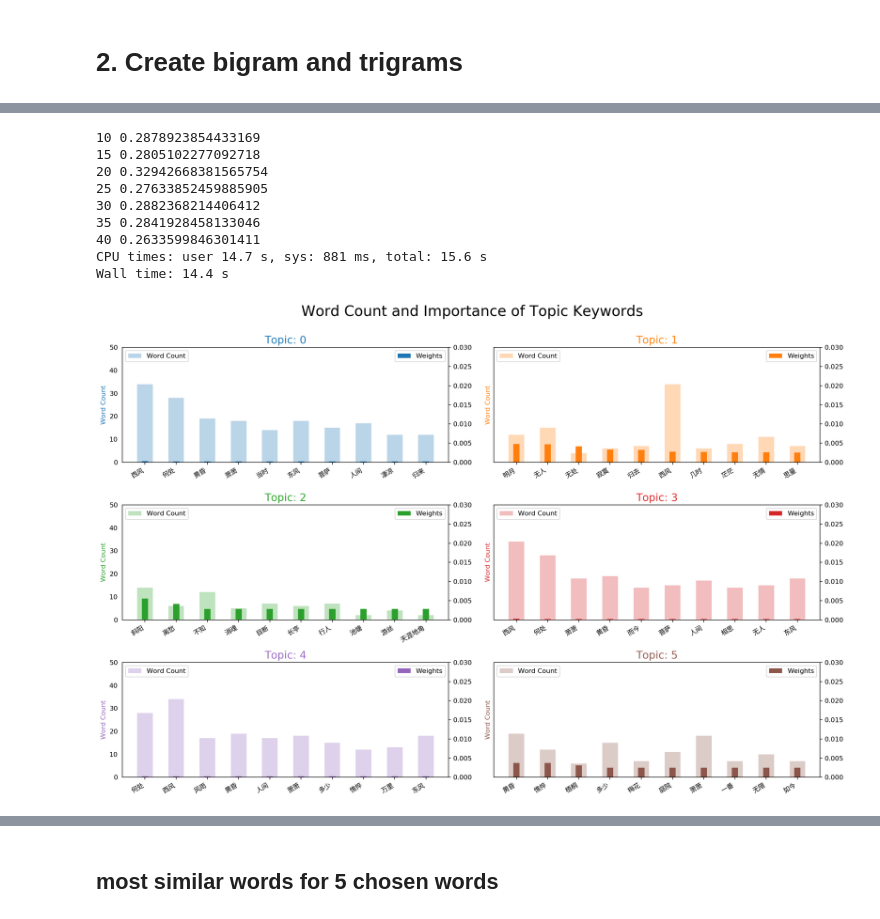
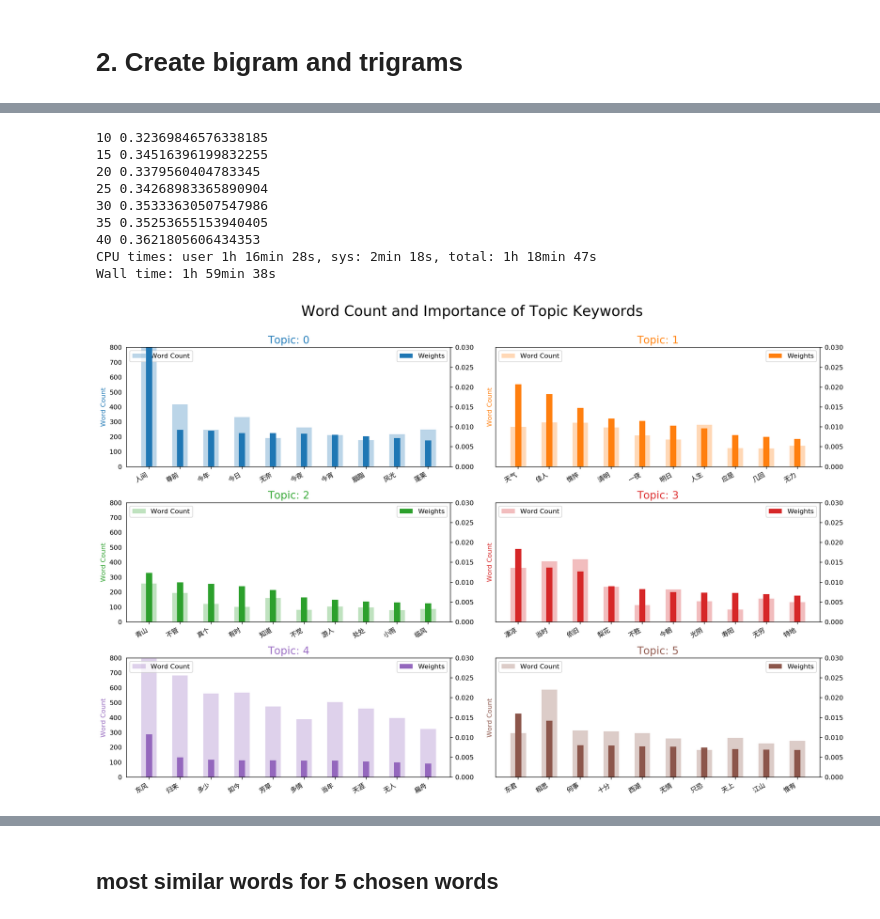
Before and after one commit to tianchu-shu/NLP, a Jupyter notebook: NLP_project.ipynb, the cells around one changed output, grey strips where cells are left out. Saved outputs shown, nothing was run; the diff lists cells and outputs as text; code cells hidden in the pictures.

```diff
--- a/NLP_project.ipynb
+++ b/NLP_project.ipynb
@@ -160,8 +140,8 @@ data_words_nostops
 %%time
 
 # Build the bigram and trigram models
-bigram = gensim.models.Phrases(data_words_nostops, min_count=5, threshold=100) # higher threshold fewer phrases.
-trigram = gensim.models.Phrases(bigram[data_words_nostops], threshold=100)
+bigram = gensim.models.Phrases(data_words, min_count=5, threshold=100) # higher threshold fewer phrases.
+trigram = gensim.models.Phrases(bigram[data_words], threshold=100)
 
 # Faster way to get a sentence clubbed as a trigram/bigram
 bigram_mod = gensim.models.phrases.Phraser(bigram)
@@ -185,5 +165,5 @@ Wall time: 247 ms
 # %%
 %%time
 # Form Bigrams
-data_words_bigrams = make_bigrams(data_words_nostops)
+data_words_bigrams = make_bigrams(data_words)
 # %% [output]
@@ -192,11 +172,15 @@ Wall time: 27.4 ms
 # %%
 %%time
 # Create Dictionary
-id2word = corpora.Dictionary(data_words_nostops)
+id2word = corpora.Dictionary(data_words)
 
 # Create Corpus
-texts = data_words_nostops
+texts = data_words
 
 # Term Document Frequency
 corpus = [id2word.doc2bow(text) for text in texts]
+#corpus.filter_n_most_frequent(2)
+
+# View
+print(corpus[2])
 # %% [output]
@@ -298,7 +283,7 @@ def process_words(texts, stop_words=stop_words, allowed_postags=('n','nr','ns'))
     texts_out = [[word for word in simple_preprocess(str(doc)) if word not in stop_words] for doc in texts_out]
     return texts_out
 # %%
-def format_topics_sentences(ldamodel=None, corpus=corpus, texts=data):
+def format_topics_sentences(ldamodel=None, corpus=corpus, texts=data_words):
     # Init output
     sent_topics_df = pd.DataFrame()
 
@@ -323,11 +308,10 @@ def format_topics_sentences(ldamodel=None, corpus=corpus, texts=data):
     return(sent_topics_df)
 
 
-df_topic_sents_keywords = format_topics_sentences(ldamodel=lda_model, corpus=corpus, texts=data_words_nostops)
+df_topic_sents_keywords = format_topics_sentences(ldamodel=lda_model, corpus=corpus, texts=data_words_bigrams)
 
 # Format
 df_dominant_topic = df_topic_sents_keywords.reset_index()
 df_dominant_topic.columns = ['Document_No', 'Dominant_Topic', 'Topic_Perc_Contrib', 'Keywords', 'Raw text']
-df_dominant_topic['poet'] =  pd.Series(name)
 df_dominant_topic.head(10)
 # %% [output]
@@ -456,18 +438,18 @@ start = 10
 limit = 45
 step = 5
 random_state = 30
-model_list, coherence_values = compute_coherence_values(dictionary=id2word, corpus=corpus, texts=data_words_nostops,
+model_list, coherence_values = compute_coherence_values(dictionary=id2word, corpus=corpus, texts=data_words,
                                                         start=start, limit=limit, step=step, random_state=random_state)
 # %% [output]
-10 0.2878923854433169
-15 0.2805102277092718
-20 0.32942668381565754
-25 0.27633852459885905
-30 0.2882368214406412
-35 0.2841928458133046
-40 0.2633599846301411
-CPU times: user 14.7 s, sys: 881 ms, total: 15.6 s
-Wall time: 14.4 s
+10 0.32369846576338185
+15 0.34516396199832255
+20 0.3379560404783345
+25 0.34268983365890904
+30 0.35333630507547986
+35 0.35253655153940405
+40 0.3621805606434353
+CPU times: user 1h 16min 28s, sys: 2min 18s, total: 1h 18min 47s
+Wall time: 1h 59min 38s
 # %%
 # -*- coding: utf-8 -*-
 from collections import Counter
@@ -475,34 +457,34 @@ from matplotlib.font_manager import FontProperties
 ChineseFont1 = FontProperties(fname='/Users/tianchushu/Downloads/NotoSansCJKsc-Regular.otf')
 
 
 topics = lda_model.show_topics(formatted=False)
-data_flat = [w for w_list in data_words_nostops for w in w_list]
+data_flat = [w for w_list in data_words for w in w_list]
 counter = Counter(data_flat)
 
 out = []
 for i, topic in topics:
     for word, weight in topic:
         out.append([word, i , weight, counter[word]])
 
 df = pd.DataFrame(out, columns=['word', 'topic_id', 'importance', 'word_count'])
 
 # Plot Word Count and Weights of Topic Keywords
 fig, axes = plt.subplots(3, 2, figsize=(16,10), sharey=True, dpi=160)
 cols = [color for name, color in mcolors.TABLEAU_COLORS.items()]
 for i, ax in enumerate(axes.flatten()):
     ax.bar(x='word', height="word_count", data=df.loc[df.topic_id==i, :], color=cols[i], width=0.5, alpha=0.3, label='Word Count')
     ax_twin = ax.twinx()
     ax_twin.bar(x='word', height="importance", data=df.loc[df.topic_id==i, :], color=cols[i], width=0.2, label='Weights')
     ax.set_ylabel('Word Count', color=cols[i])
-    ax_twin.set_ylim(0, 0.030); ax.set_ylim(0, 50)
+    ax_twin.set_ylim(0, 0.030); ax.set_ylim(0, 800)
     ax.set_title('Topic: ' + str(i), color=cols[i], fontsize=16)
     ax.tick_params(axis='y', left=False)
     ax.set_xticklabels(df.loc[df.topic_id==i, 'word'], rotation=30, horizontalalignment= 'right', fontproperties = ChineseFont1)
     ax.legend(loc='upper left'); ax_twin.legend(loc='upper right')
 
 fig.tight_layout(w_pad=2)
 fig.suptitle('Word Count and Importance of Topic Keywords', fontsize=22, y=1.05)
 plt.show()
 # %% [output]
-[figure, old version]
+[figure, new version]
 # %%
```
Also changed, not shown: parts of 48 cells of this notebook, 1 other file.
